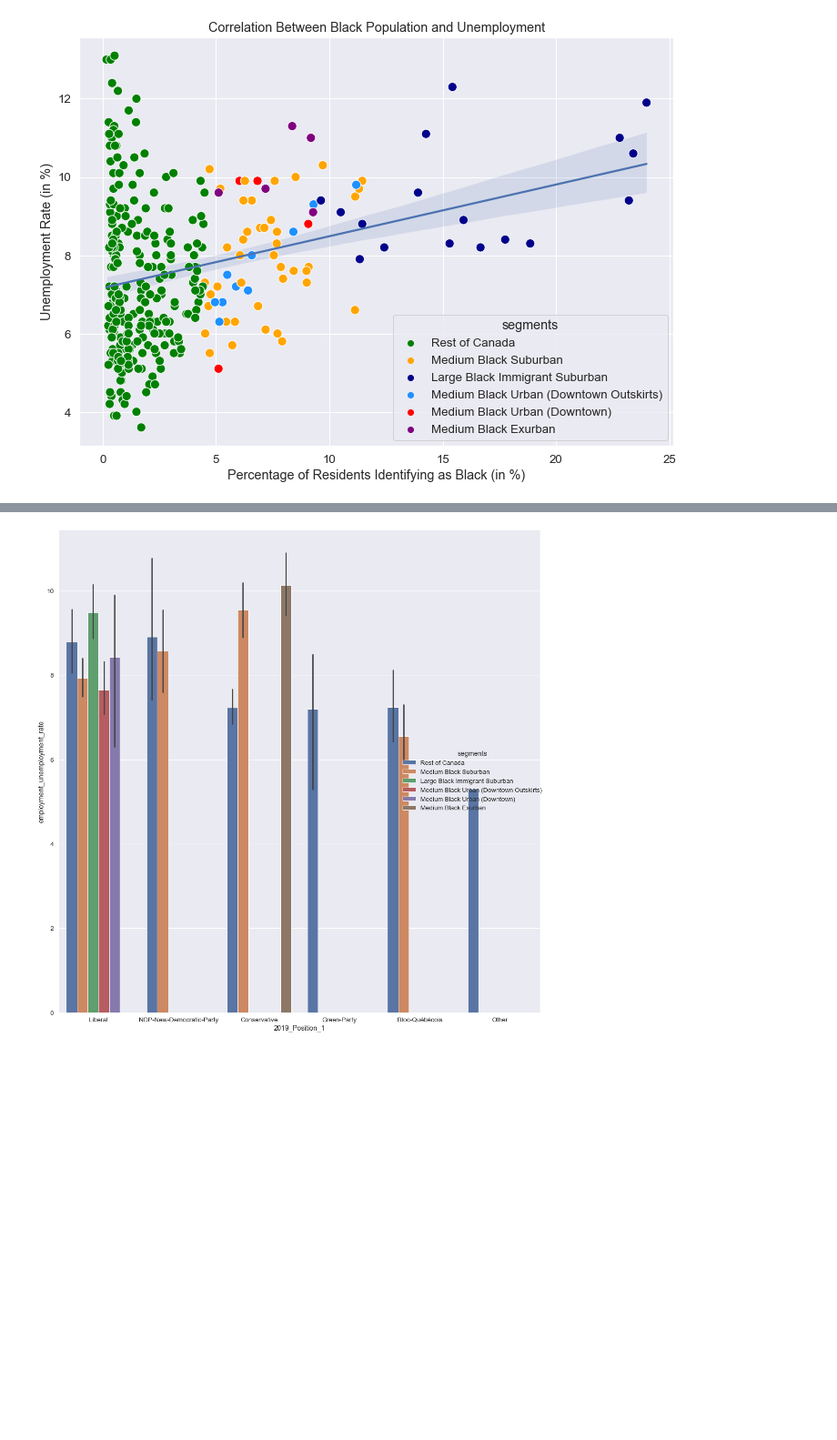
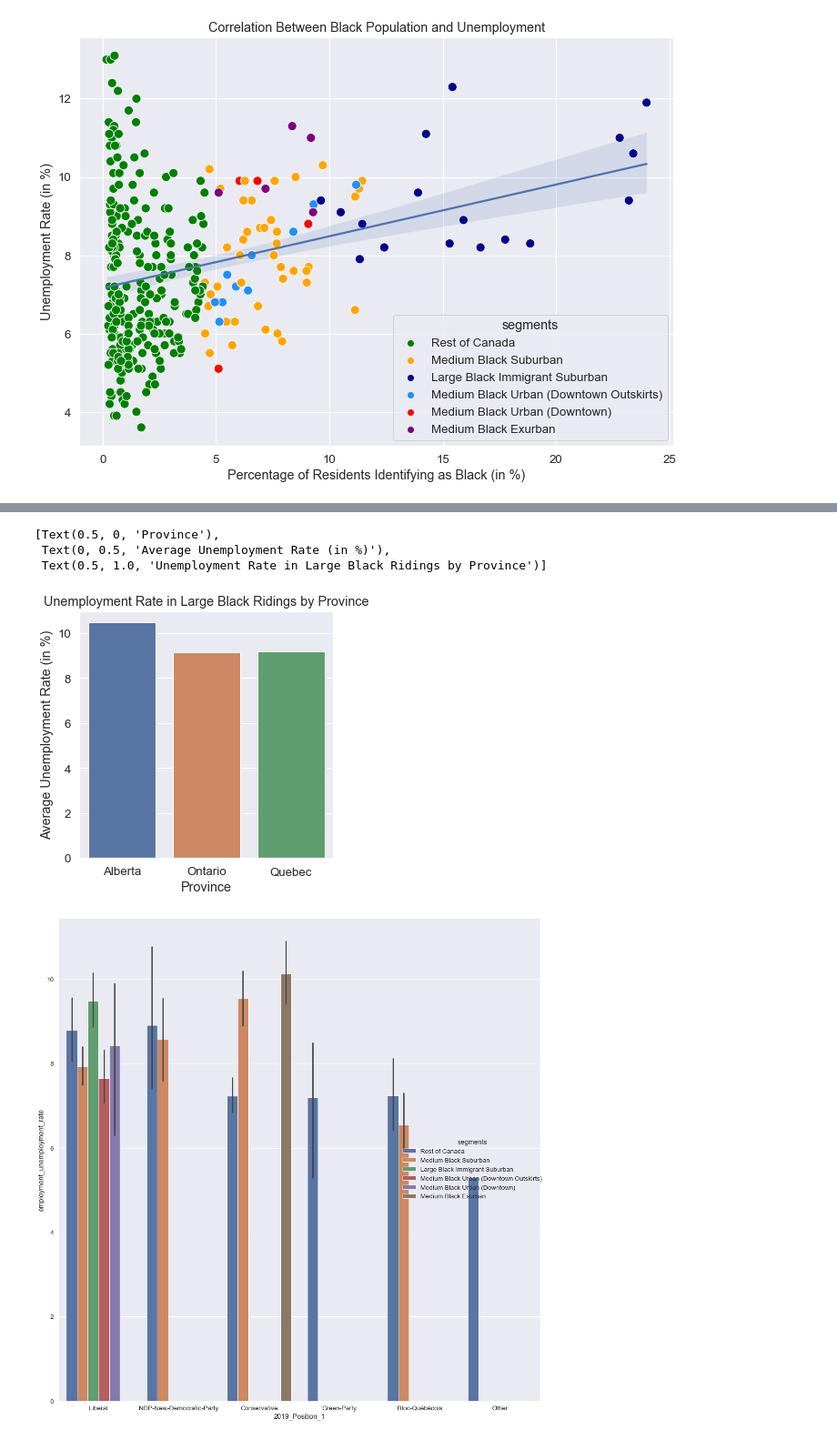
Before and after one commit to Chike-Ode/elections-research-project, a Jupyter notebook: notebooks/6.0 Graphs.ipynb, the cells around one changed output, grey strips where cells are left out. Shown at 91% size. Cells and saved outputs as stored; diff of their text form; code cells hidden in the pictures; blank space fills up the shorter version.

```diff
--- a/notebooks/6.0 Graphs.ipynb
+++ b/notebooks/6.0 Graphs.ipynb
@@ -128,3 +162,13 @@ plt.show()
+# %%
+df=pd.DataFrame(black_df.groupby('Province')['employment_unemployment_rate'].mean()).reset_index()#.rename({'District_Name_x':'Number of Ridings'},1)
+ax = sns.barplot(x = 'Province', y = 'employment_unemployment_rate',
+              data = df)
+ax.set(xlabel='Province', ylabel='Average Unemployment Rate (in %)',title='Unemployment Rate in Large Black Ridings by Province')
+# %% [output]
+[Text(0.5, 0, 'Province'),
+ Text(0, 0.5, 'Average Unemployment Rate (in %)'),
+ Text(0.5, 1.0, 'Unemployment Rate in Large Black Ridings by Province')]
+[figure, added]
 # %%
 sns.set(rc={'figure.figsize':(30,30)})
 sns.set(style="whitegrid")
```
Also changed, not shown: parts of 3 cells of this notebook, 7 other files.
